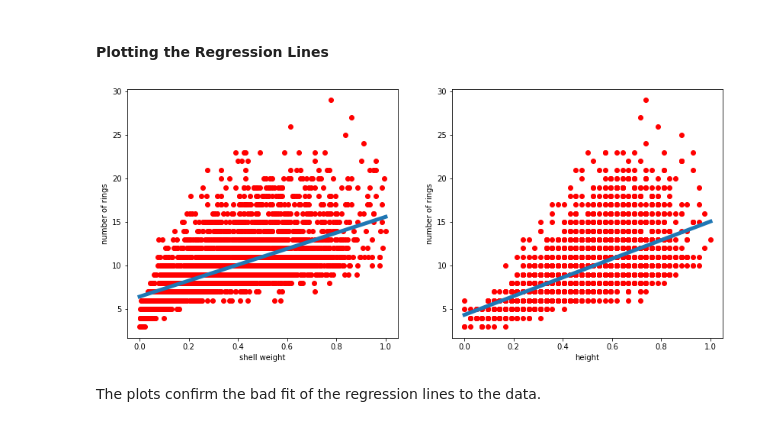
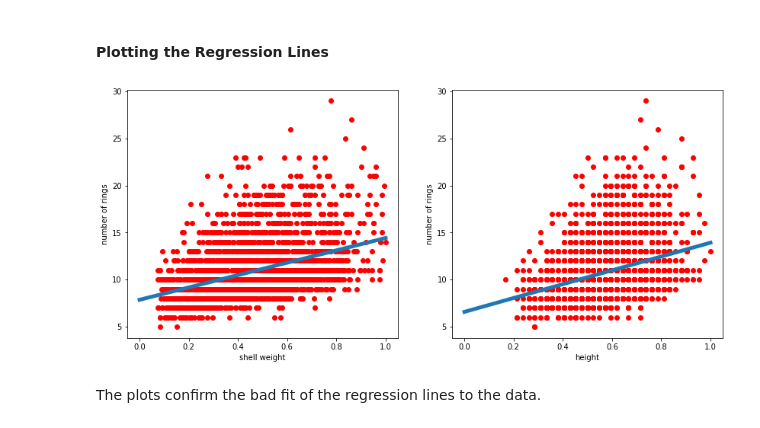
Before and after one commit to SHollatz/project_CSPB3022_abalone, a Jupyter notebook: abalone.ipynb, the cells around one changed output. Cells and saved outputs as stored; diff of their text form; code cells hidden in the pictures.

Commit message:
finished regression models

```diff
--- a/abalone.ipynb
+++ b/abalone.ipynb
@@ -716,2 +714,6 @@ There exist high colinearities or probably strong polynomial relationships betwe
 # %% [markdown]
 ### Simple Linear Regression Model
+# %%
+# Selecting adults from the dataset
+df_abalone_adults = df_abalone_scaled[(df_abalone_scaled.sex == 'M') | (df_abalone_scaled.sex == 'F')]
+df_abalone_adults.groupby('sex').count()
@@ -718,7 +725,7 @@ There exist high colinearities or probably strong polynomial relationships betwe
 # %% [markdown]
 #### Fitting the data
 # %%
-model_shellWeight = smf.ols(formula='rings~shell_weight', data=df_abalone_scaled).fit()
+model_shellWeight = smf.ols(formula='rings~shell_weight', data=df_abalone_adults).fit()
 model_shellWeight.summary()
 # %% [output]
 OLS Regression Results
@@ -741,7 +748,7 @@ OLS Regression Results
 Warnings:
 [1] Standard Errors assume that the covariance matrix of the errors is correctly specified.
 # %%
-model_height = smf.ols(formula='rings~height', data=df_abalone_scaled).fit()
+model_height = smf.ols(formula='rings~height', data=df_abalone_adults).fit()
 model_height.summary()
 # %% [output]
 OLS Regression Results
@@ -770,20 +777,20 @@ Both models, model_shellWeight and model_height, show a small R-squared value wh
 # %%
 beta0_shellWeight, beta1_shellWeight = model_shellWeight.params
 beta0_height, beta1_height = model_height.params
 
 fig4, ax4 = plt.subplots(nrows=1, ncols=2, figsize=(14,6))
-ax4[0].plot(df_abalone_scaled.shell_weight, df_abalone_scaled.rings, 'ro');
+ax4[0].plot(df_abalone_adults.shell_weight, df_abalone_adults.rings, 'ro');
 xticks = np.linspace(0,1,10)
 ax4[0].plot(xticks, beta0_shellWeight + beta1_shellWeight * xticks, lw=5)
 ax4[0].set_xlabel('shell weight')
 ax4[0].set_ylabel('number of rings');
-ax4[1].plot(df_abalone_scaled.height, df_abalone_scaled.rings, 'ro');
+ax4[1].plot(df_abalone_adults.height, df_abalone_adults.rings, 'ro');
 # xticks = np.linspace(0,210,10)
 ax4[1].plot(xticks, beta0_height + beta1_height * xticks, lw=5)
 ax4[1].set_xlabel('height')
 ax4[1].set_ylabel('number of rings');
 # %% [output]
-[figure, old version]
+[figure, new version]
 # %% [markdown]
 The plots confirm the bad fit of the regression lines to the data.
 # %% [markdown]
```
Also changed, not shown: parts of 52 cells of this notebook.
